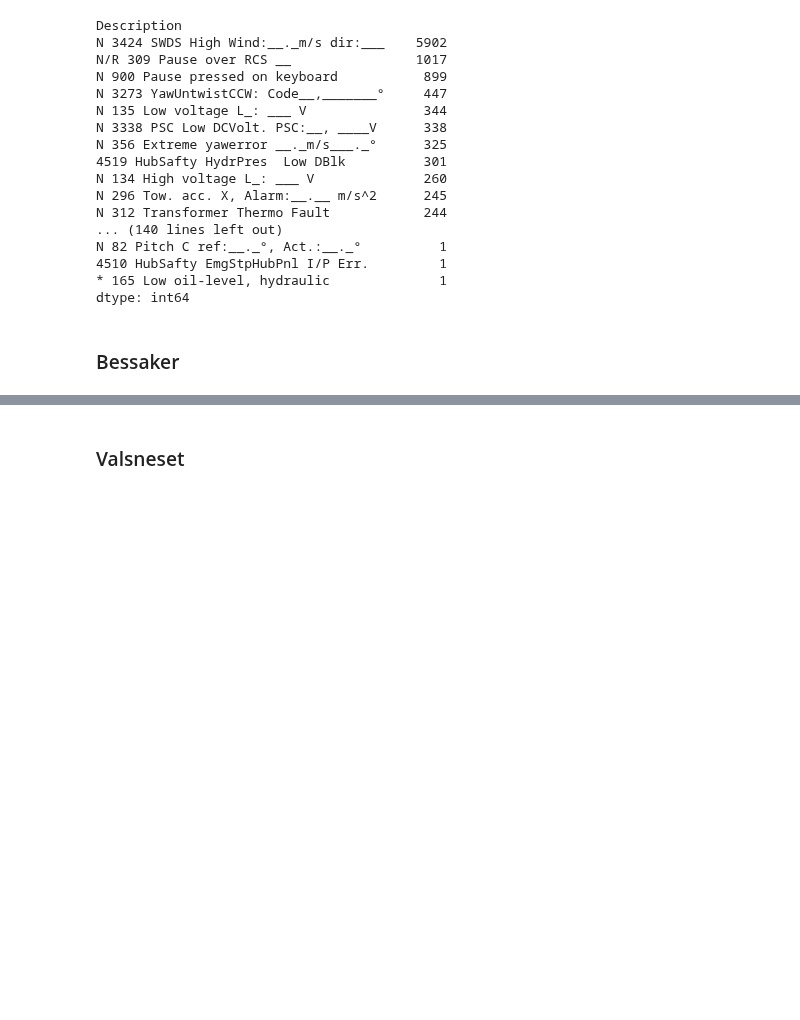
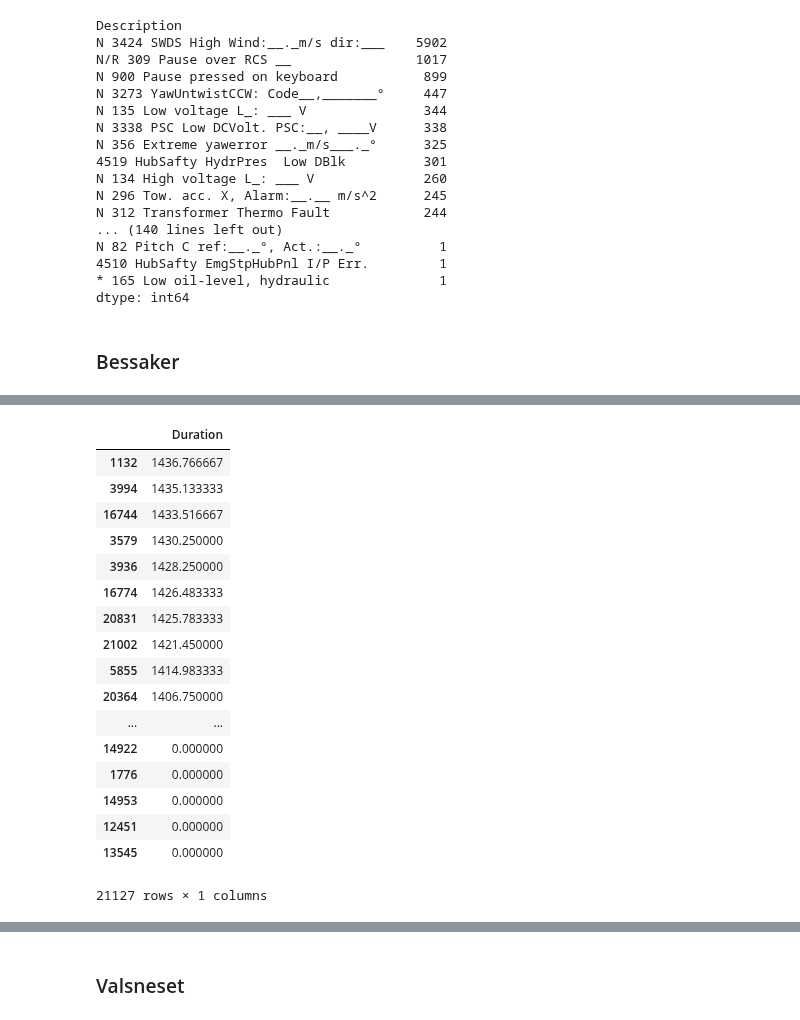
Before and after one commit to StianIsmar/project-thesis, a Jupyter notebook: TE/Parcing Alarm.ipynb, the cells around one changed output, grey strips where cells are left out. Cells and saved outputs as stored; diff of their text form; code cells hidden in the pictures; blank space fills up the shorter version.

```diff
--- a/TE/Parcing Alarm.ipynb
+++ b/TE/Parcing Alarm.ipynb
@@ -72,0 +166,23 @@ dtype: int64
+# %%
+
+plotThis= plotThis.drop(plotThis.columns[0], axis=1)
+plotThis
+# %% [output]
+|  | Duration |
+| 1132 | 1436.766667 |
+| 3994 | 1435.133333 |
+| 16744 | 1433.516667 |
+| 3579 | 1430.250000 |
+| 3936 | 1428.250000 |
+| 16774 | 1426.483333 |
+| 20831 | 1425.783333 |
+| 21002 | 1421.450000 |
+| 5855 | 1414.983333 |
+| 20364 | 1406.750000 |
+| ... | ... |
+| 14922 | 0.000000 |
+| 1776 | 0.000000 |
+| 14953 | 0.000000 |
+| 12451 | 0.000000 |
+| 13545 | 0.000000 |
+21127 rows × 1 columns
```
Also changed, not shown: parts of 10 cells of this notebook, 1 other file.
